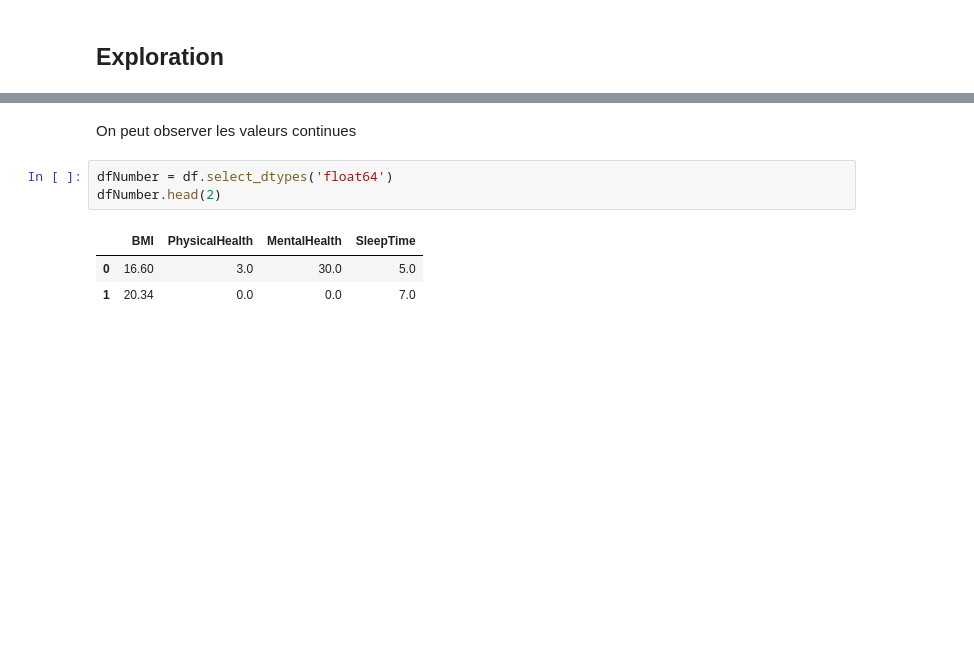
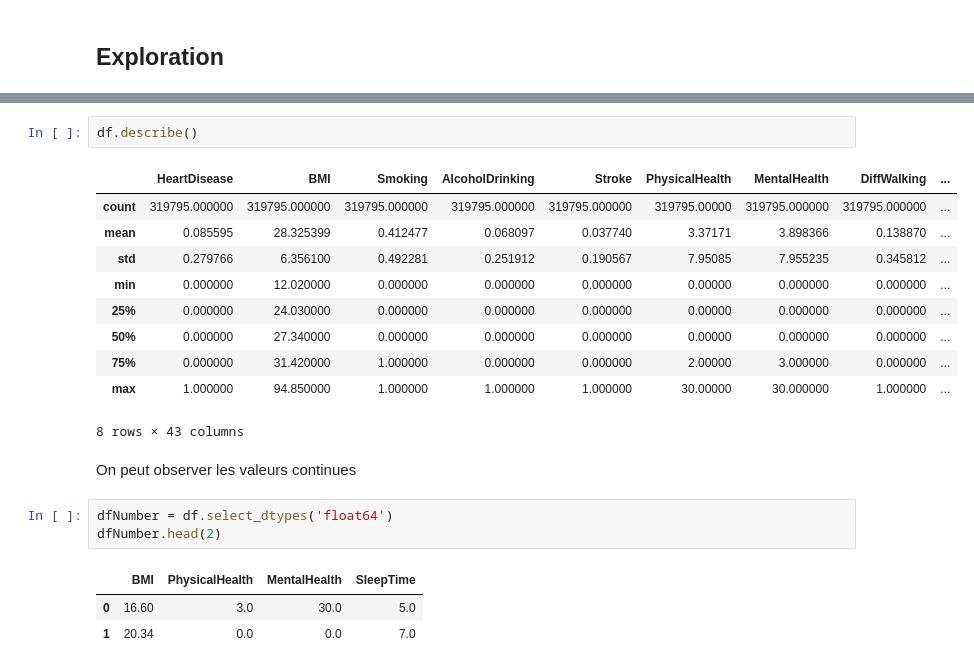
Before and after one commit to nlmz94/machineLearningHeartDisease, a Jupyter notebook: project.ipynb, the cells around one changed output, grey strips where cells are left out. Cells and saved outputs as stored; diff of their text form; blank space fills up the shorter version.

```diff
--- a/project.ipynb
+++ b/project.ipynb
@@ -35,4 +65,17 @@ SkinCancer           object
 dtype: object
+# %%
+df.describe()
+# %% [output]
+|  | HeartDisease | BMI | Smoking | AlcoholDrinking | Stroke | PhysicalHealth | MentalHealth | DiffWalking | ... |
+| count | 319795.000000 | 319795.000000 | 319795.000000 | 319795.000000 | 319795.000000 | 319795.00000 | 319795.000000 | 319795.000000 | ... |
+| mean | 0.085595 | 28.325399 | 0.412477 | 0.068097 | 0.037740 | 3.37171 | 3.898366 | 0.138870 | ... |
+| std | 0.279766 | 6.356100 | 0.492281 | 0.251912 | 0.190567 | 7.95085 | 7.955235 | 0.345812 | ... |
+| min | 0.000000 | 12.020000 | 0.000000 | 0.000000 | 0.000000 | 0.00000 | 0.000000 | 0.000000 | ... |
+| 25% | 0.000000 | 24.030000 | 0.000000 | 0.000000 | 0.000000 | 0.00000 | 0.000000 | 0.000000 | ... |
+| 50% | 0.000000 | 27.340000 | 0.000000 | 0.000000 | 0.000000 | 0.00000 | 0.000000 | 0.000000 | ... |
+| 75% | 0.000000 | 31.420000 | 1.000000 | 0.000000 | 0.000000 | 2.00000 | 3.000000 | 0.000000 | ... |
+| max | 1.000000 | 94.850000 | 1.000000 | 1.000000 | 1.000000 | 30.00000 | 30.000000 | 1.000000 | ... |
+8 rows × 43 columns
 # %% [markdown]
 On peut observer les valeurs continues
 # %%
```
Also changed, not shown: parts of 5 cells of this notebook.
